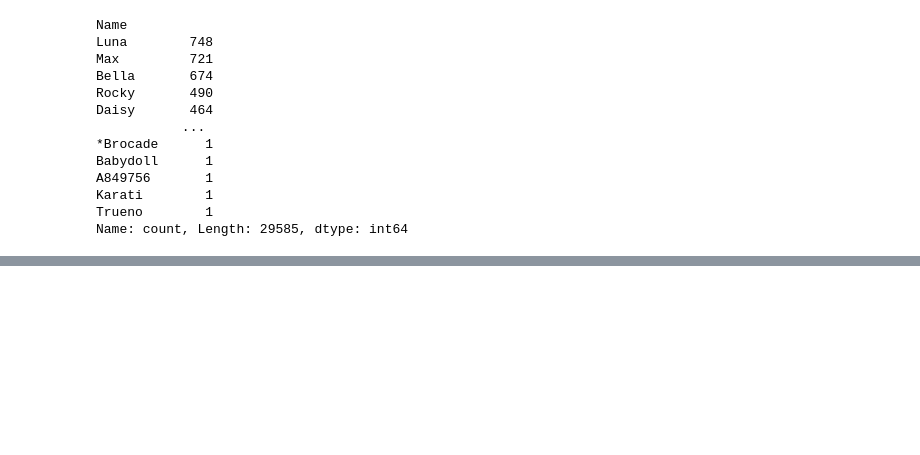
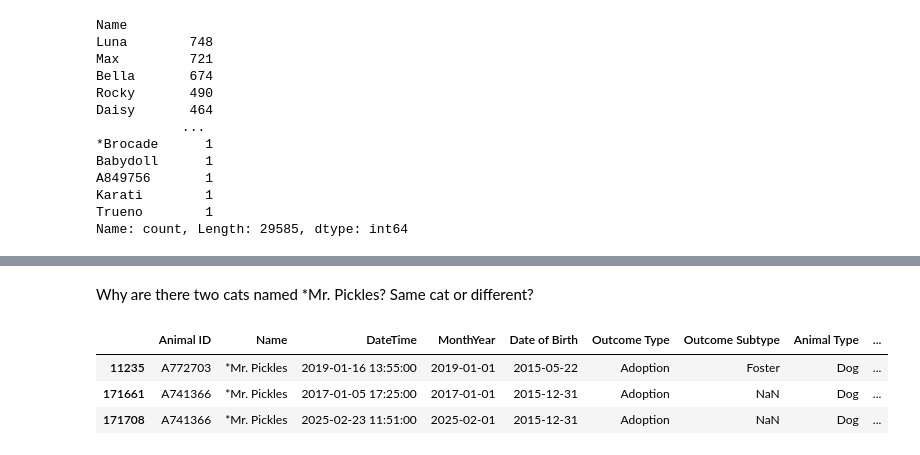
Before and after one commit to 607brendon/kaggle-pandas-tutorial, a Jupyter notebook: austin-animal-center-outcomes-eda.ipynb, the cells around one changed output, grey strips where cells are left out. Saved outputs shown, nothing was run; the diff lists cells and outputs as text; code cells hidden in the pictures; blank space fills up the shorter version.

```diff
--- a/austin-animal-center-outcomes-eda.ipynb
+++ b/austin-animal-center-outcomes-eda.ipynb
@@ -151,0 +225,2 @@ Name: count, Length: 29585, dtype: int64
+# %%
+df['Name'].fillna('Unknown', inplace=True)
@@ -151,0 +271,9 @@ Name: count, Length: 29585, dtype: int64
+# %% [markdown]
+Why are there two cats named *Mr. Pickles? Same cat or different?
+# %%
+df[df['Name'] == '*Mr. Pickles']
+# %% [output]
+|  | Animal ID | Name | DateTime | MonthYear | Date of Birth | Outcome Type | Outcome Subtype | Animal Type | ... |
+| 11235 | A772703 | *Mr. Pickles | 2019-01-16 13:55:00 | 2019-01-01 | 2015-05-22 | Adoption | Foster | Dog | ... |
+| 171661 | A741366 | *Mr. Pickles | 2017-01-05 17:25:00 | 2017-01-01 | 2015-12-31 | Adoption | NaN | Dog | ... |
+| 171708 | A741366 | *Mr. Pickles | 2025-02-23 11:51:00 | 2025-02-01 | 2015-12-31 | Adoption | NaN | Dog | ... |
```
Also changed, not shown: parts of 31 cells of this notebook.
